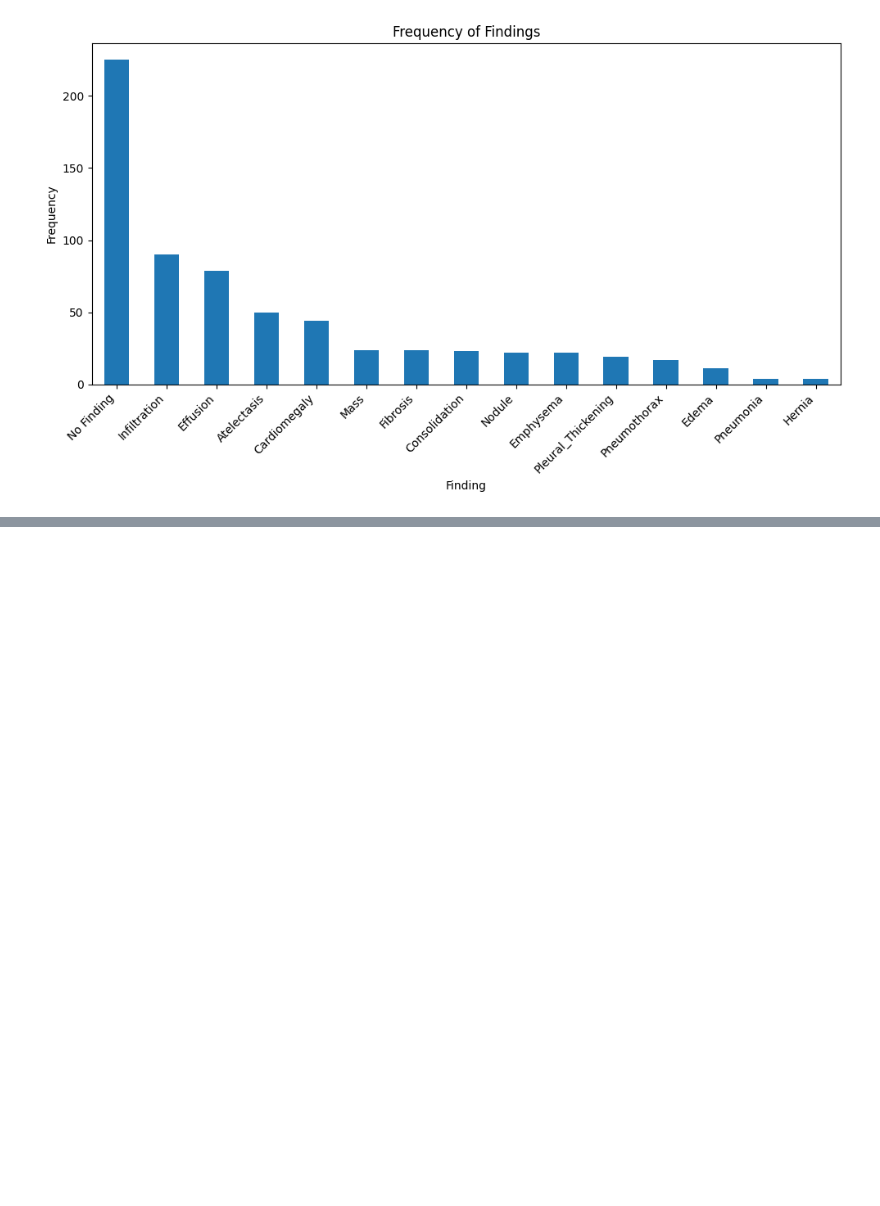
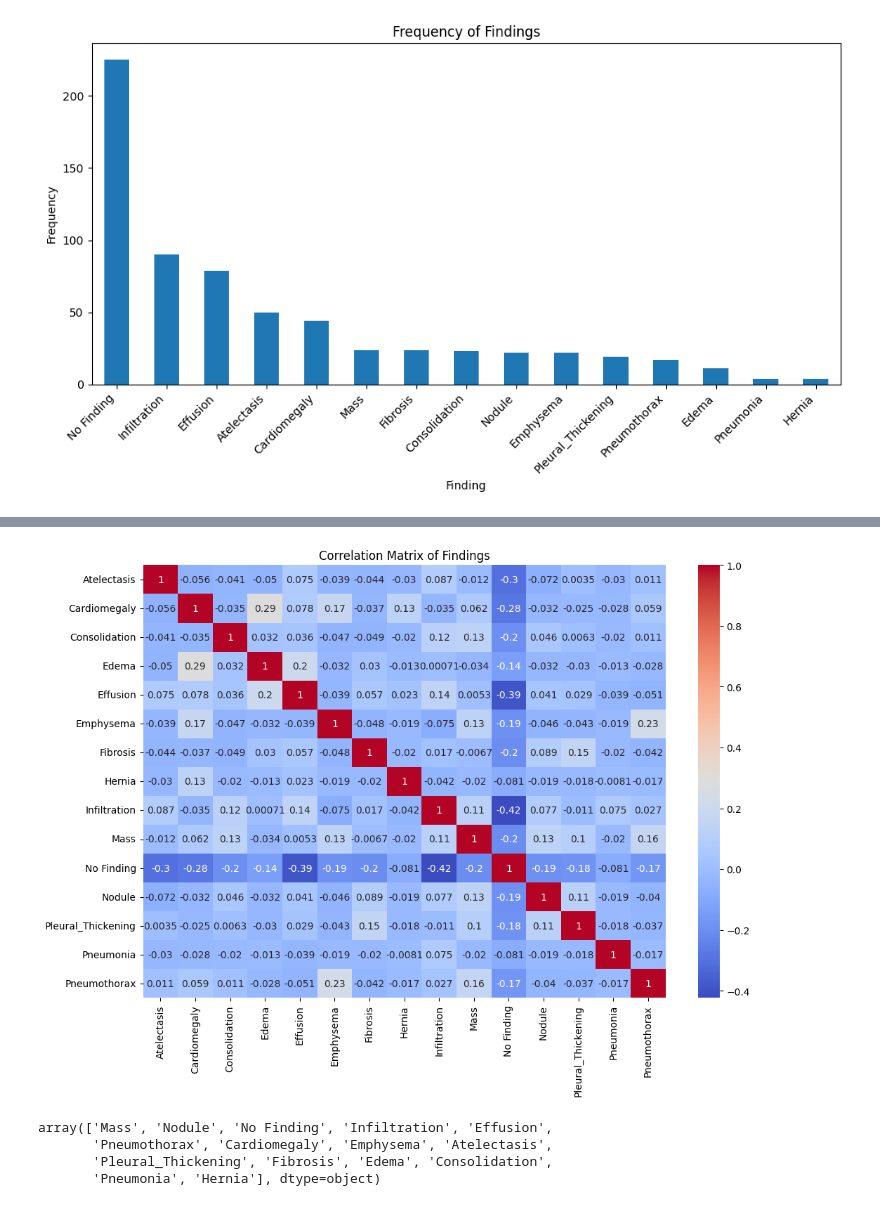
Before and after one commit to adcollin/COVID-detection-from-XRay, a Jupyter notebook: ms3.ipynb, the cells around one changed output, grey strips where cells are left out. Cells and saved outputs as stored; diff of their text form; code cells hidden in the pictures; blank space fills up the shorter version.

```diff
--- a/ms3.ipynb
+++ b/ms3.ipynb
@@ -146,0 +163,16 @@ plt.show()
+# %%
+# Create a heatmap to visualize correlations between different findings
+correlation_matrix = df_labels_500['Finding Labels'].str.get_dummies(sep='|').corr()
+plt.figure(figsize=(12, 8))
+sns.heatmap(correlation_matrix, annot=True, cmap='coolwarm')
+plt.title('Correlation Matrix of Findings')
+plt.show()
+# %% [output]
+[figure, added]
+# %%
+split_values.explode().unique()
+# %% [output]
+array(['Mass', 'Nodule', 'No Finding', 'Infiltration', 'Effusion',
+       'Pneumothorax', 'Cardiomegaly', 'Emphysema', 'Atelectasis',
+       'Pleural_Thickening', 'Fibrosis', 'Edema', 'Consolidation',
+       'Pneumonia', 'Hernia'], dtype=object)
```
Also changed, not shown: parts of 6 cells of this notebook.
